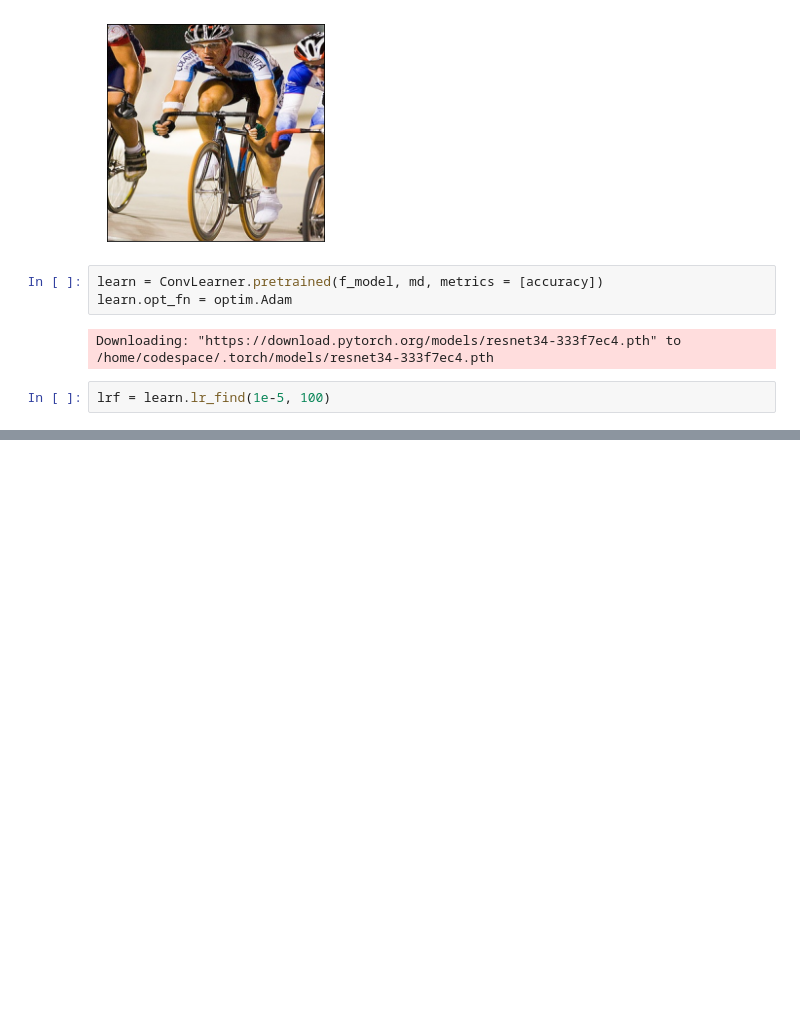
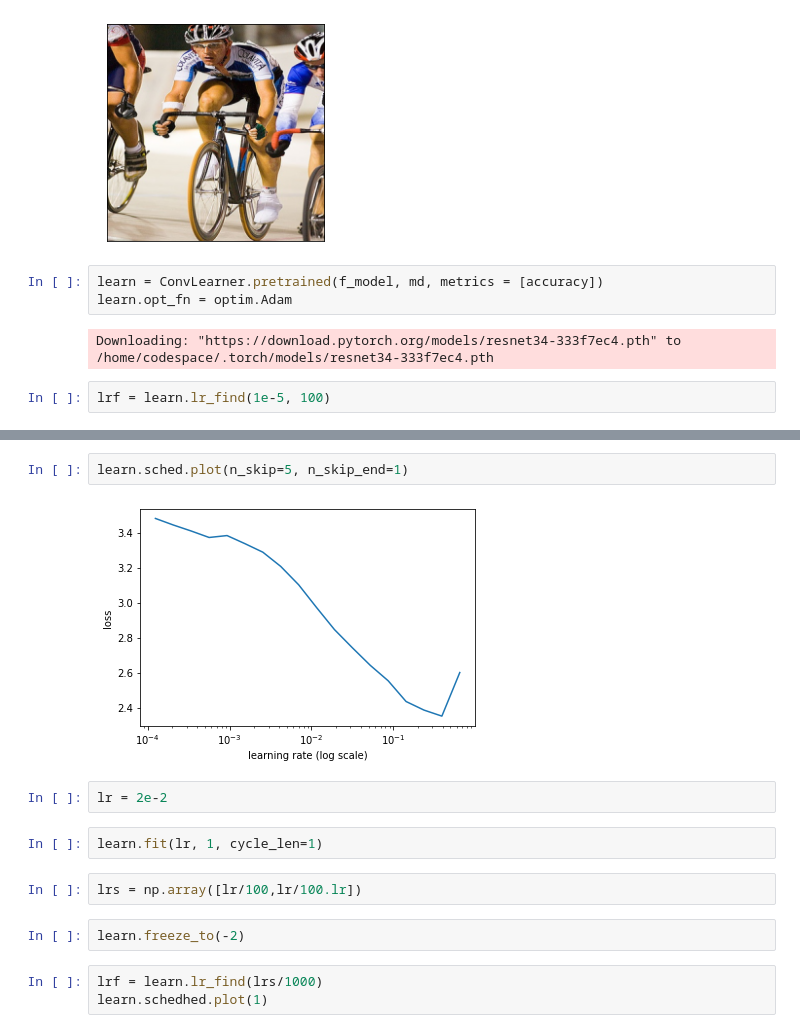
Before and after one commit to mtm-007/older_pytorch_installation, a Jupyter notebook: nb/object_detection_pacal.ipynb, the cells around one changed output, grey strips where cells are left out. Saved outputs shown, nothing was run; the diff lists cells and outputs as text; blank space fills up the shorter version.

```diff
--- a/nb/object_detection_pacal.ipynb
+++ b/nb/object_detection_pacal.ipynb
@@ -217,0 +220,15 @@ learn.sched.plot()
+# %%
+learn.sched.plot(n_skip=5, n_skip_end=1)
+# %% [output]
+[figure, added]
+# %%
+lr = 2e-2
+# %%
+learn.fit(lr, 1, cycle_len=1)
+# %%
+lrs = np.array([lr/100,lr/100.lr])
+# %%
+learn.freeze_to(-2)
+# %%
+lrf = learn.lr_find(lrs/1000)
+learn.schedhed.plot(1)
```
Also changed, not shown: parts of 4 cells of this notebook.
